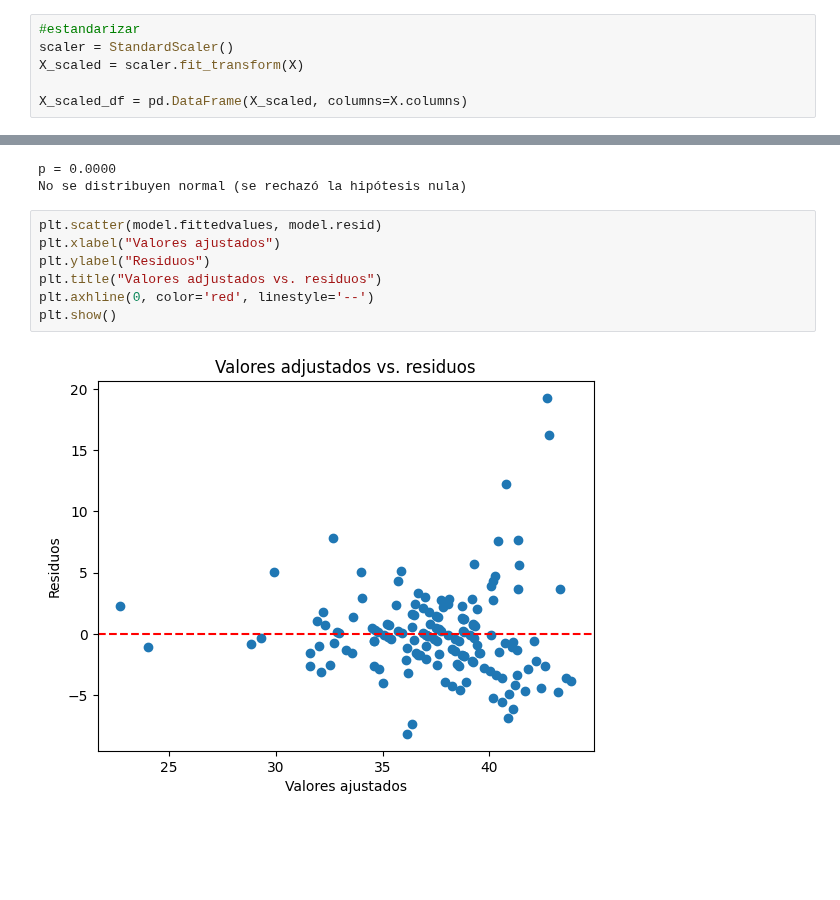
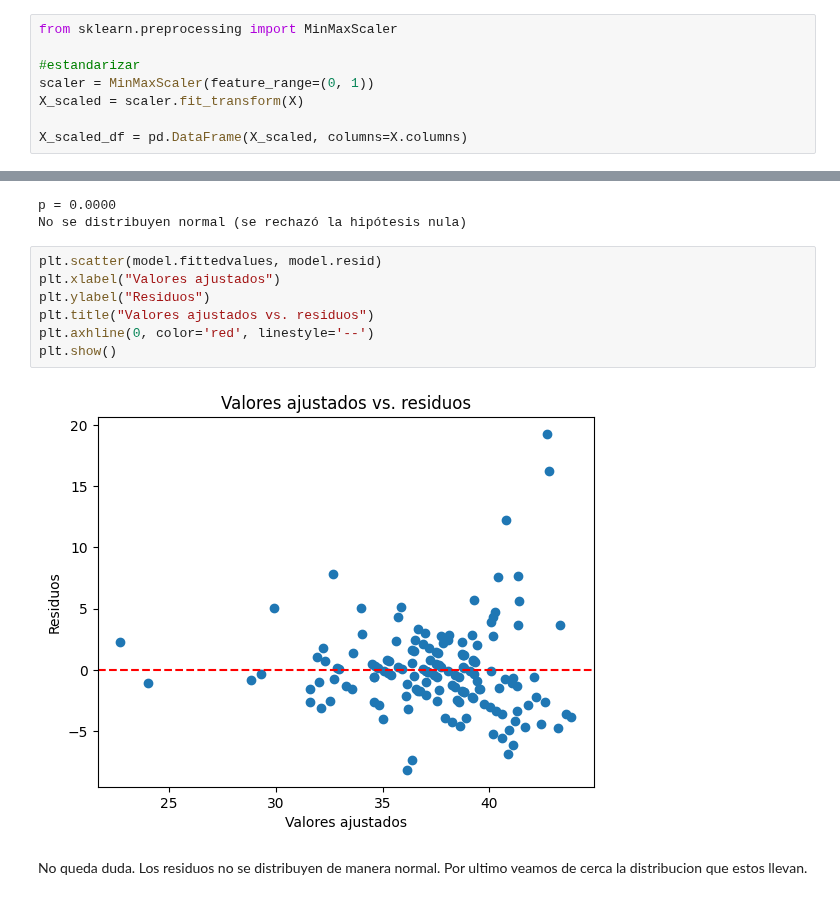
Before and after one commit to MaximoReynoso/TrabajoEspecial, a Jupyter notebook: TrabajoEspecial.ipynb, the cells around one changed output, grey strips where cells are left out. Saved outputs shown, nothing was run; the diff lists cells and outputs as text; blank space fills up the shorter version.

Commit message:
se cambio estandarizacion por normalizacion y se completo el analisis

```diff
--- a/TrabajoEspecial.ipynb
+++ b/TrabajoEspecial.ipynb
@@ -271,6 +307,8 @@ No nos olvidamos de estandarizar
 # %%
+from sklearn.preprocessing import MinMaxScaler
+
 #estandarizar
-scaler = StandardScaler()
+scaler = MinMaxScaler(feature_range=(0, 1))
 X_scaled = scaler.fit_transform(X)
 
 X_scaled_df = pd.DataFrame(X_scaled, columns=X.columns)
@@ -335,11 +373,13 @@ No se distribuyen normal (se rechazó la hipótesis nula)
 # %%
 plt.scatter(model.fittedvalues, model.resid)
 plt.xlabel("Valores ajustados")
 plt.ylabel("Residuos")
-plt.title("Valores adjustados vs. residuos")
+plt.title("Valores ajustados vs. residuos")
 plt.axhline(0, color='red', linestyle='--')
 plt.show()
 # %% [output]
-[figure, old version]
+[figure, new version]
+# %% [markdown]
+No queda duda. Los residuos no se distribuyen de manera normal. Por ultimo veamos de cerca la distribucion que estos llevan.
 # %%
 import numpy as np
```
Also changed, not shown: parts of 17 cells of this notebook, 1 other file.
